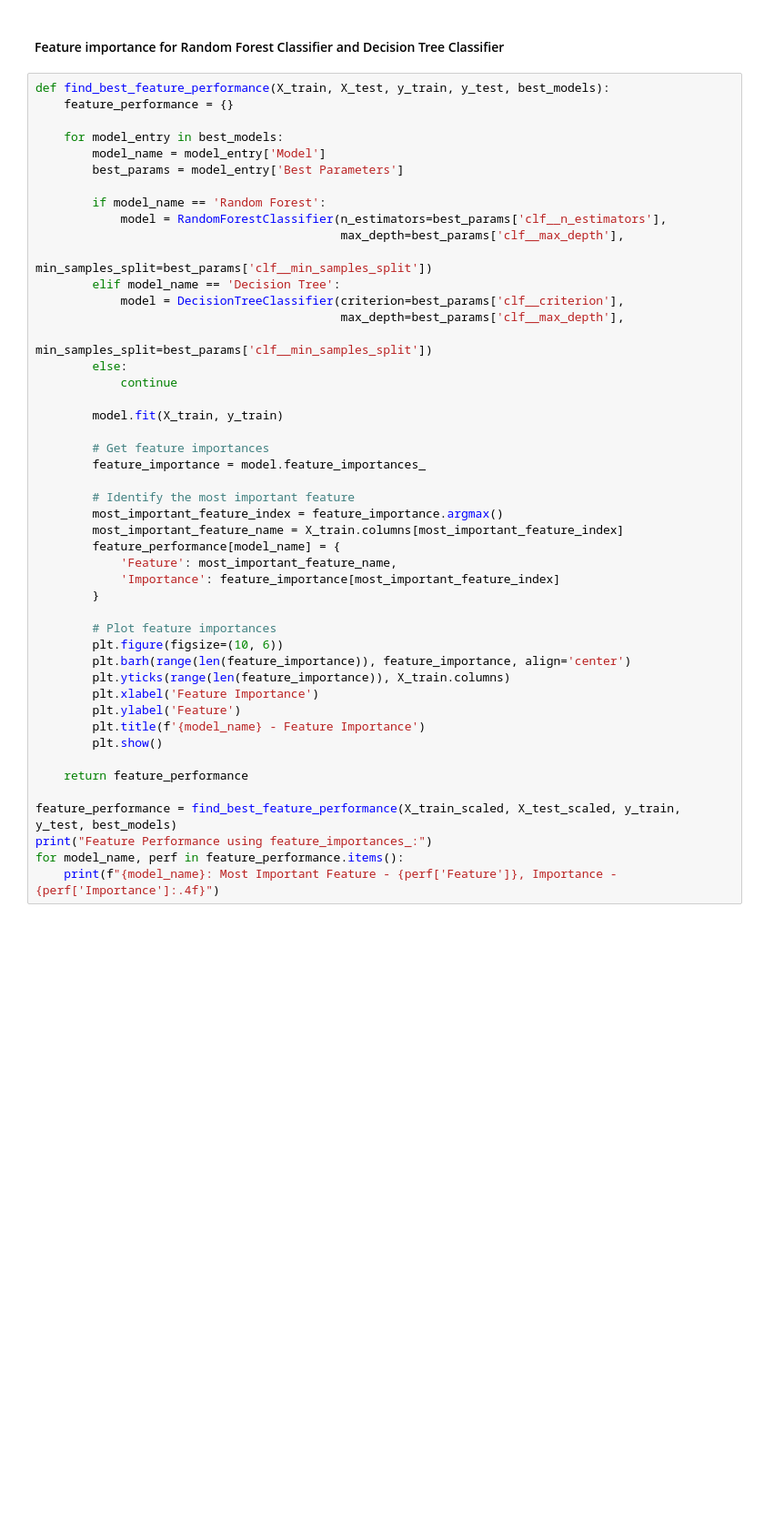
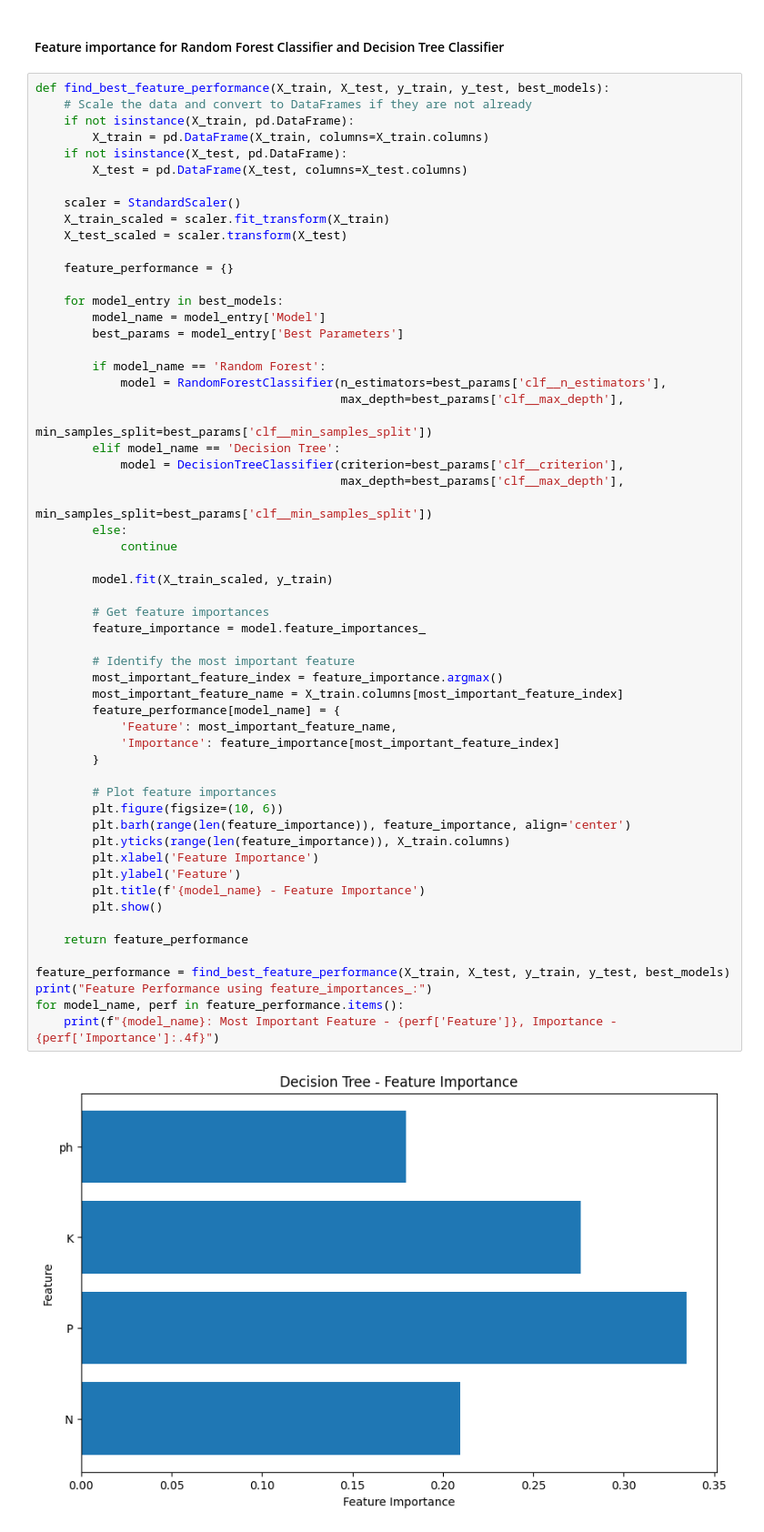
Before and after one commit to matchi-1/Predictive-Modeling-for-Agriculture, a Jupyter notebook: notebooks/Predictive-Modeling-for-Agriculture.ipynb, the cells around one changed output. Shown: that part at 91% size. Saved outputs shown, nothing was run; the diff lists cells and outputs as text; blank space fills up the shorter version.

```diff
--- a/notebooks/Predictive-Modeling-for-Agriculture.ipynb
+++ b/notebooks/Predictive-Modeling-for-Agriculture.ipynb
@@ -398,6 +400,16 @@ Logistic Regression: Most Important Feature - K, Importance - 25.3146
 #### Feature importance for Random Forest Classifier and Decision Tree Classifier
 # %%
 def find_best_feature_performance(X_train, X_test, y_train, y_test, best_models):
+    # Scale the data and convert to DataFrames if they are not already
+    if not isinstance(X_train, pd.DataFrame):
+        X_train = pd.DataFrame(X_train, columns=X_train.columns)
+    if not isinstance(X_test, pd.DataFrame):
+        X_test = pd.DataFrame(X_test, columns=X_test.columns)
+
+    scaler = StandardScaler()
+    X_train_scaled = scaler.fit_transform(X_train)
+    X_test_scaled = scaler.transform(X_test)
+
     feature_performance = {}
 
     for model_entry in best_models:
@@ -415,32 +427,33 @@ def find_best_feature_performance(X_train, X_test, y_train, y_test, best_models)
         else:
             continue
 
-        model.fit(X_train, y_train)
+        model.fit(X_train_scaled, y_train)
 
         # Get feature importances
         feature_importance = model.feature_importances_
 
         # Identify the most important feature
         most_important_feature_index = feature_importance.argmax()
         most_important_feature_name = X_train.columns[most_important_feature_index]
         feature_performance[model_name] = {
             'Feature': most_important_feature_name,
             'Importance': feature_importance[most_important_feature_index]
         }
 
         # Plot feature importances
         plt.figure(figsize=(10, 6))
         plt.barh(range(len(feature_importance)), feature_importance, align='center')
         plt.yticks(range(len(feature_importance)), X_train.columns)
         plt.xlabel('Feature Importance')
         plt.ylabel('Feature')
         plt.title(f'{model_name} - Feature Importance')
         plt.show()
 
     return feature_performance
 
-feature_performance = find_best_feature_performance(X_train_scaled, X_test_scaled, y_train, y_test, best_models)
+feature_performance = find_best_feature_performance(X_train, X_test, y_train, y_test, best_models)
 print("Feature Performance using feature_importances_:")
 for model_name, perf in feature_performance.items():
     print(f"{model_name}: Most Important Feature - {perf['Feature']}, Importance - {perf['Importance']:.4f}")
 # %% [output]
+[figure, added]
```
Also changed, not shown: parts of 9 cells of this notebook.
